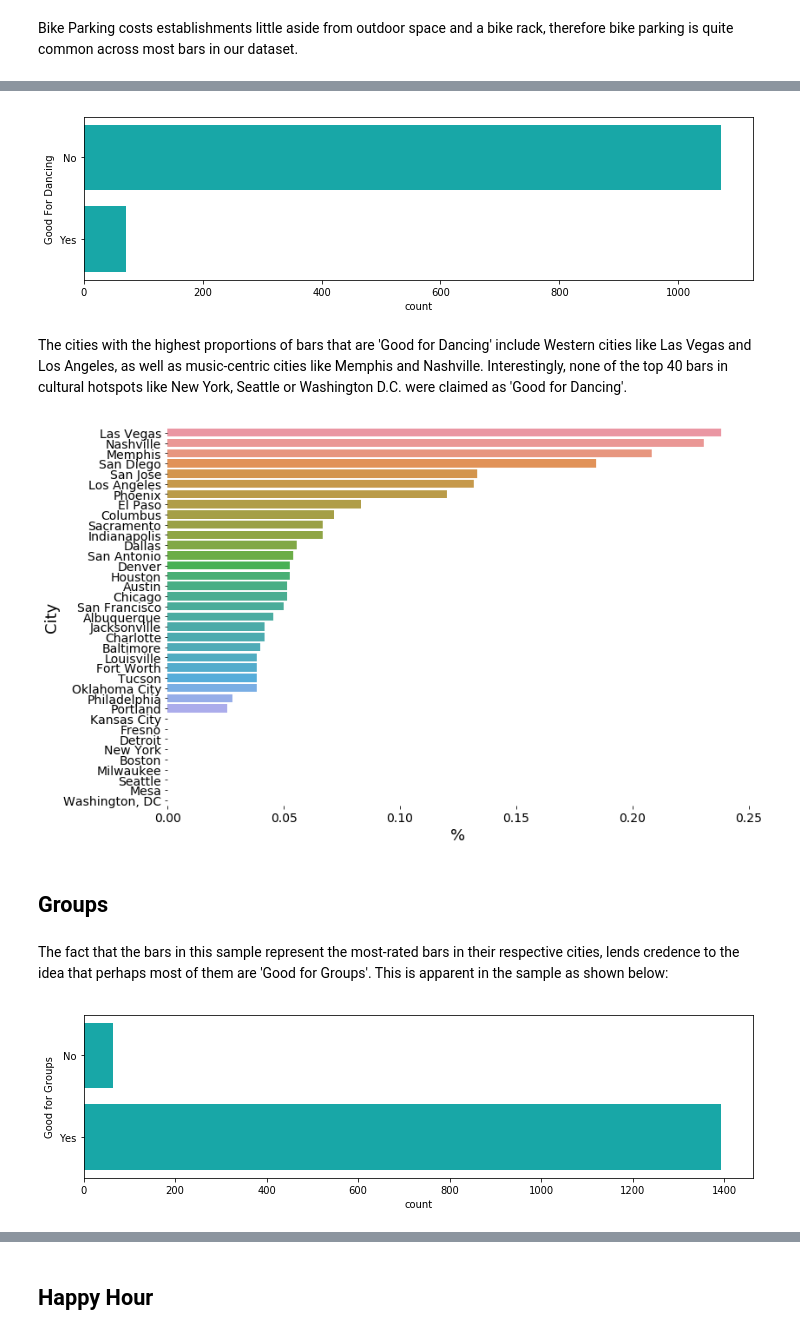
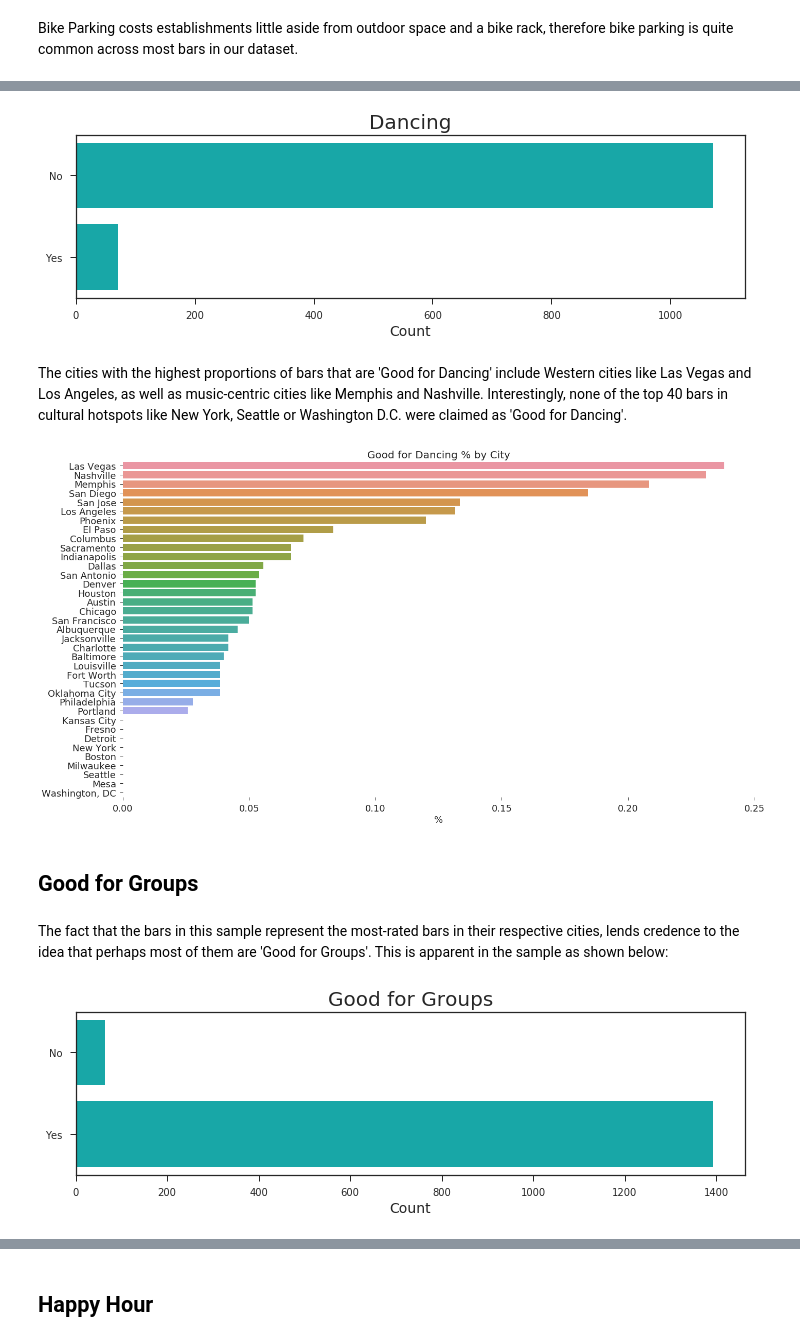
Before and after one commit to CollierKing/Cities_Bars_Yelp, a Jupyter notebook: yelp_bars_exploratory.ipynb, the cells around one changed output, grey strips where cells are left out. Saved outputs shown, nothing was run; the diff lists cells and outputs as text; code cells hidden in the pictures.

```diff
--- a/yelp_bars_exploratory.ipynb
+++ b/yelp_bars_exploratory.ipynb
@@ -145,8 +205,11 @@ Much of the time, nightlife involves the prospect of music and dancing.  However
 # %%
 f, ax = plt.subplots(figsize=(12, 3))
 sns.countplot(y="Good For Dancing", data=bar_data2, color="c");
+ax.set_title("Dancing",fontsize=20);
+ax.set_xlabel("Count",fontsize=14)
+ax.set_ylabel("");
 # %% [output]
-[figure, old version]
+[figure, new version]
 # %%
 bar_dancing = pd.get_dummies(bar_data2['Good For Dancing'],prefix="Good For Dancing")
 bar_dancing['City'] = bar_data2['City']
@@ -160,26 +223,30 @@ bar_dancing_grp = pd.DataFrame(bar_data2
                    .count()/x.count())['Good For Dancing']
                    .reset_index()
                    .sort_values('Good For Dancing',ascending=False))
-fig, ax1 = plt.subplots(figsize=(12, 8))
+fig, ax1 = plt.subplots(figsize=(22, 12))
 sns.barplot(y='City', x='Good For Dancing', data=bar_dancing_grp, ax=ax1,linewidth=2.5);
 sns.despine(left=True, bottom=True)
-# ax1.set(xlabel='%', ylabel='City');
 
-ax1.set_ylabel("City",fontsize=18)
-ax1.set_xlabel("%",fontsize=18)
-ax1.xaxis.set_tick_params(labelsize=14)
-ax1.yaxis.set_tick_params(labelsize=14)
+ax1.set_title("Good for Dancing % by City",fontsize=20);
+ax1.set_xlabel("%",fontsize=18);
+ax1.set_ylabel("");
+ax1.yaxis.set_tick_params(labelsize=18);
+ax1.xaxis.set_tick_params(labelsize=18);
 # %% [output]
-[figure, old version]
+[figure, new version]
 # %% [markdown]
-## Groups
+## Good for Groups
 # %% [markdown]
 The fact that the bars in this sample represent the most-rated bars in their respective cities, lends credence to the idea that perhaps most of them are 'Good for Groups'.  This is apparent in the sample as shown below:
 # %%
 f, ax = plt.subplots(figsize=(12, 3))
 sns.countplot(y="Good for Groups", data=bar_data2, color="c");
+
+ax.set_title("Good for Groups",fontsize=20);
+ax.set_xlabel("Count",fontsize=14)
+ax.set_ylabel("");
 # %% [output]
-[figure, old version]
+[figure, new version]
 # %%
 bar_groups = pd.get_dummies(bar_data2['Good for Groups'],prefix="Good for Groups")
 bar_groups['City'] = bar_data2['City']
```
Also changed, not shown: parts of 81 cells of this notebook, 1 other file.
